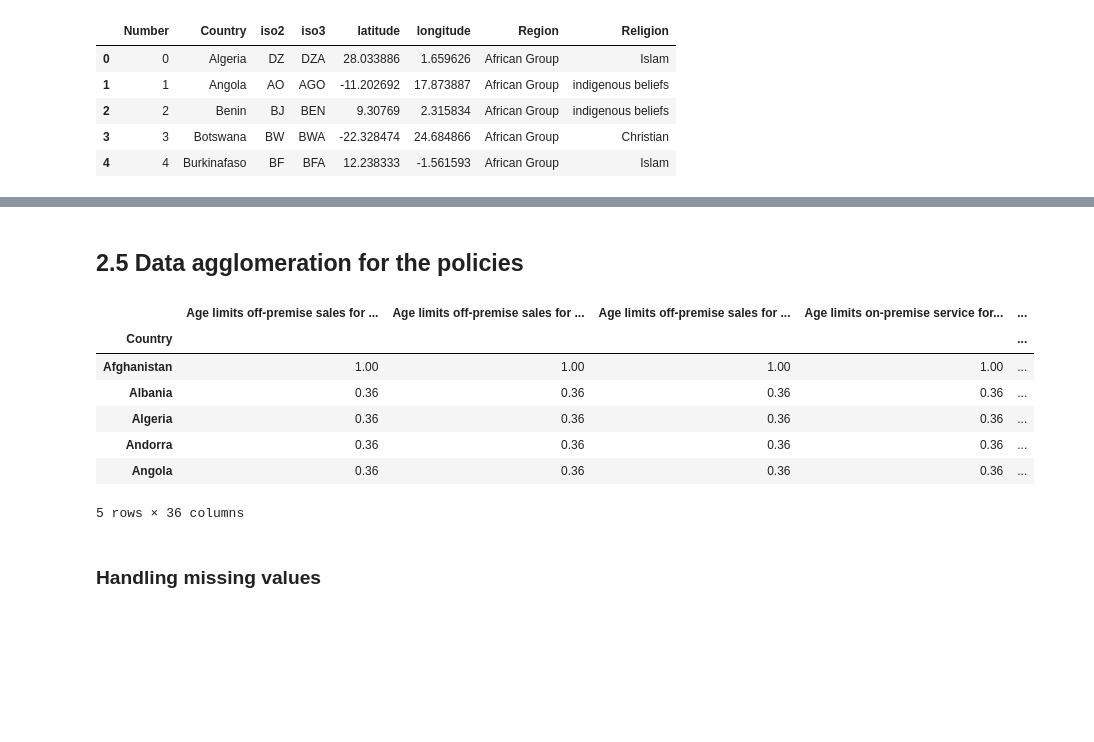
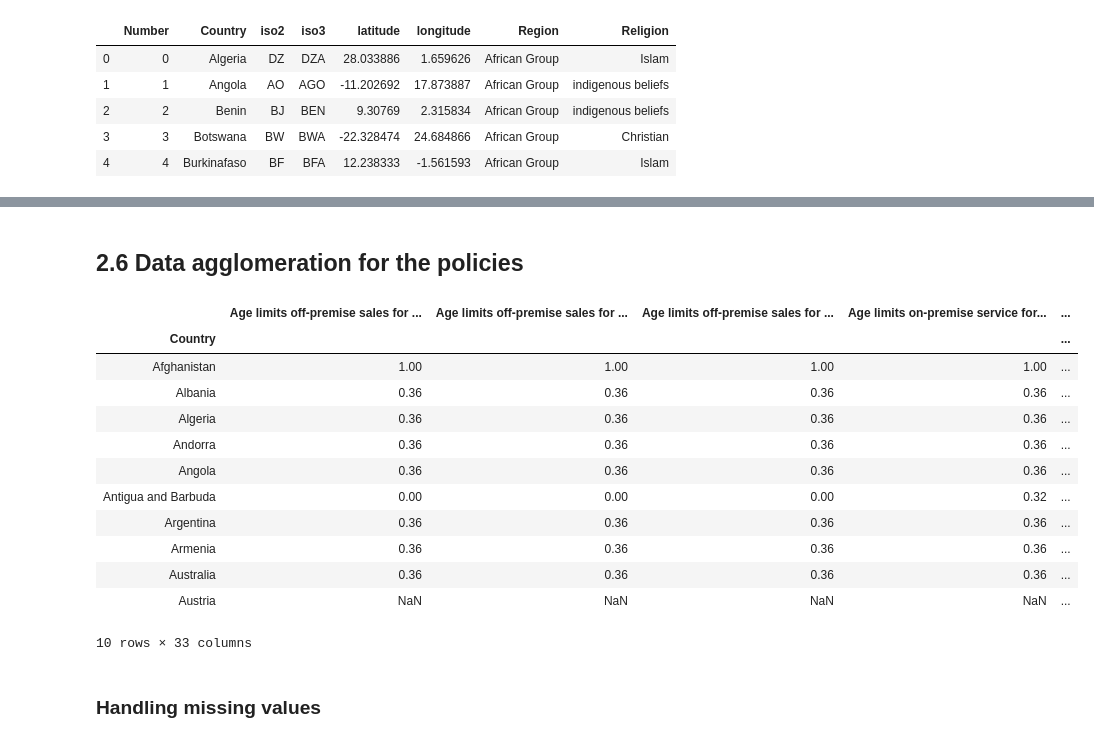
Before and after one commit to TomasTurner/Notorious_ADA_Projet_2019, a Jupyter notebook: src/Final_notebook.ipynb, the cells around one changed output, grey strips where cells are left out. Cells and saved outputs as stored; diff of their text form; code cells hidden in the pictures; blank space fills up the shorter version.

Commit message:
Add HDR factors
Added description dataframe
Cleaned names manually
joined
deleted columns without HDR factors

```diff
--- a/src/Final_notebook.ipynb
+++ b/src/Final_notebook.ipynb
@@ -265,29 +336,32 @@ Successfully Converted: 173
 # %% [markdown]
-## 2.5 Data agglomeration for the policies
+## 2.6 Data agglomeration for the policies
 # %%
 # creates one DataFrame with all policies
-co = pd.read_csv(projectdata_PATH + "Country_list.csv").drop(labels='Number', axis=1)
 df_policy_rough = df_age_limits.set_index(['Country','Year']).join([df_community_actions.set_index(['Country','Year']),
                                                   df_health_warning.set_index(['Country','Year']),
                                                   df_liscence_production.set_index(['Country','Year']),
                                                   df_liscence_retail.set_index(['Country','Year']),
                                                   df_tax.set_index(['Country','Year']),
                                                   df_public_use.set_index(['Country','Year'])],
                                                   how='outer')
 df_policy_rough = df_policy_rough.reset_index('Year')
-df_policy_rough = df_policy_rough.join(co.set_index(['Country']))
 df_policy_rough = df_policy_rough.drop(labels='Year', axis='columns')
-df_policy_rough = df_policy_rough.rename({'iso3':'Code'}, axis=1)
-df_policy_rough.head()
+#df_policy_rough = df_policy_rough.rename({'iso3':'Code'}, axis=1)
+df_policy_rough.head(10)
 # %% [output]
 |  | Age limits off-premise sales for ... | Age limits off-premise sales for ... | Age limits off-premise sales for ... | Age limits on-premise service for... | ... |
 | Country |  |  |  |  | ... |
 | Afghanistan | 1.00 | 1.00 | 1.00 | 1.00 | ... |
 | Albania | 0.36 | 0.36 | 0.36 | 0.36 | ... |
 | Algeria | 0.36 | 0.36 | 0.36 | 0.36 | ... |
 | Andorra | 0.36 | 0.36 | 0.36 | 0.36 | ... |
 | Angola | 0.36 | 0.36 | 0.36 | 0.36 | ... |
+| Antigua and Barbuda | 0.00 | 0.00 | 0.00 | 0.32 | ... |
+| Argentina | 0.36 | 0.36 | 0.36 | 0.36 | ... |
+| Armenia | 0.36 | 0.36 | 0.36 | 0.36 | ... |
+| Australia | 0.36 | 0.36 | 0.36 | 0.36 | ... |
+| Austria | NaN | NaN | NaN | NaN | ... |
-5 rows × 36 columns
+10 rows × 33 columns
 # %% [markdown]
 ### Handling missing values
 # %%
```
Also changed, not shown: parts of 29 cells of this notebook, 16 other files.
